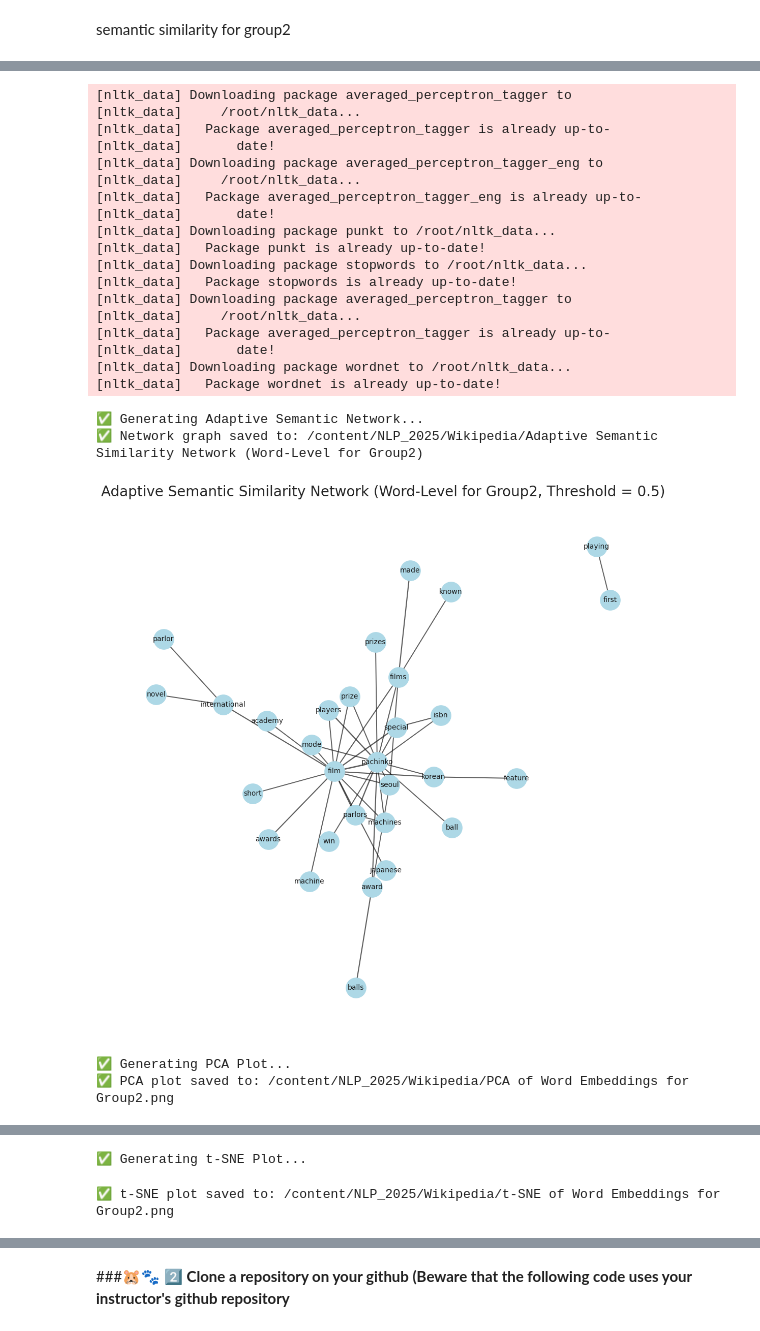
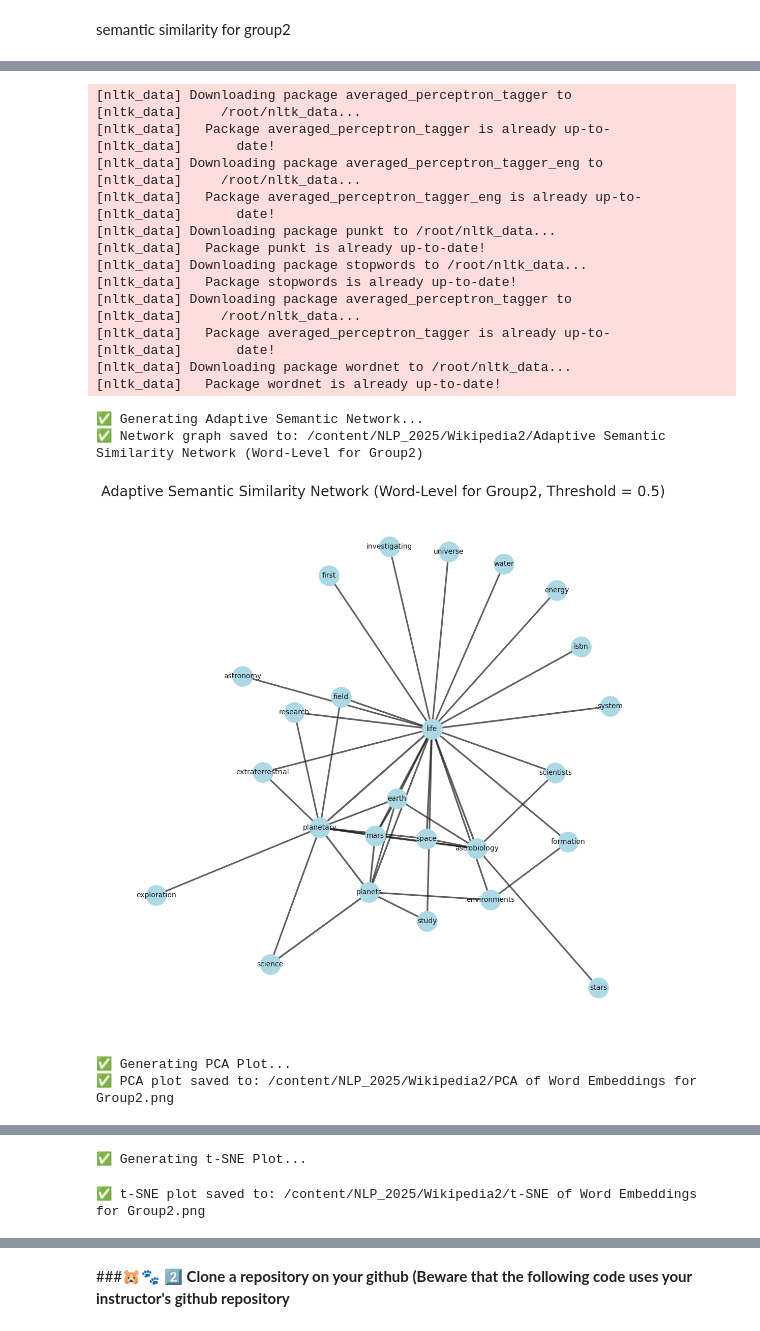
Before and after one commit to ms624atyale/NLP_2025, a Jupyter notebook: 11_2_textscraping_saving_converting_ld_fre_sentanalysis_semanticsimilarity.ipynb, the cells around one changed output, grey strips where cells are left out. Saved outputs shown, nothing was run; the diff lists cells and outputs as text; code cells hidden in the pictures.

```diff
--- a/11_2_textscraping_saving_converting_ld_fre_sentanalysis_semanticsimilarity.ipynb
+++ b/11_2_textscraping_saving_converting_ld_fre_sentanalysis_semanticsimilarity.ipynb
@@ -1757,7 +1767,7 @@ def plot_tsne(model, save_dir, top_n=100, label_n=30):
 
 # --- Main ---
 def main():
-    file_path = "/content/NLP_2025/Wikipedia/wiki_corpus_delimited_group2_CLEANED_Edit.csv"
+    file_path = "/content/NLP_2025/Wikipedia2/wiki_corpus_delimited_group2_CLEANED.csv"
     text_column = "Text"
     save_dir = os.path.dirname(file_path)
 
@@ -1779,34 +1789,34 @@ if __name__ == "__main__":
 # %% [output]
 Requirement already satisfied: gensim in /usr/local/lib/python3.12/dist-packages (4.4.0)
 Requirement already satisfied: numpy>=1.18.5 in /usr/local/lib/python3.12/dist-packages (from gensim) (2.0.2)
 Requirement already satisfied: scipy>=1.7.0 in /usr/local/lib/python3.12/dist-packages (from gensim) (1.16.3)
 Requirement already satisfied: smart_open>=1.8.1 in /usr/local/lib/python3.12/dist-packages (from gensim) (7.5.0)
 Requirement already satisfied: wrapt in /usr/local/lib/python3.12/dist-packages (from smart_open>=1.8.1->gensim) (2.0.1)
 Requirement already satisfied: nltk in /usr/local/lib/python3.12/dist-packages (3.9.1)
 Requirement already satisfied: click in /usr/local/lib/python3.12/dist-packages (from nltk) (8.3.1)
 Requirement already satisfied: joblib in /usr/local/lib/python3.12/dist-packages (from nltk) (1.5.2)
 Requirement already satisfied: regex>=2021.8.3 in /usr/local/lib/python3.12/dist-packages (from nltk) (2025.11.3)
 Requirement already satisfied: tqdm in /usr/local/lib/python3.12/dist-packages (from nltk) (4.67.1)
 [nltk_data] Downloading package averaged_perceptron_tagger to
 [nltk_data]     /root/nltk_data...
 [nltk_data]   Package averaged_perceptron_tagger is already up-to-
 [nltk_data]       date!
 [nltk_data] Downloading package averaged_perceptron_tagger_eng to
 [nltk_data]     /root/nltk_data...
 [nltk_data]   Package averaged_perceptron_tagger_eng is already up-to-
 [nltk_data]       date!
 [nltk_data] Downloading package punkt to /root/nltk_data...
 [nltk_data]   Package punkt is already up-to-date!
 [nltk_data] Downloading package stopwords to /root/nltk_data...
 [nltk_data]   Package stopwords is already up-to-date!
 [nltk_data] Downloading package averaged_perceptron_tagger to
 [nltk_data]     /root/nltk_data...
 [nltk_data]   Package averaged_perceptron_tagger is already up-to-
 [nltk_data]       date!
 [nltk_data] Downloading package wordnet to /root/nltk_data...
 [nltk_data]   Package wordnet is already up-to-date!
 ✅ Generating Adaptive Semantic Network...
-✅ Network graph saved to: /content/NLP_2025/Wikipedia/Adaptive Semantic Similarity Network (Word-Level for Group2)
+✅ Network graph saved to: /content/NLP_2025/Wikipedia2/Adaptive Semantic Similarity Network (Word-Level for Group2)
-[figure, old version]
+[figure, new version]
 ✅ Generating PCA Plot...
-✅ PCA plot saved to: /content/NLP_2025/Wikipedia/PCA of Word Embeddings for Group2.png
+✅ PCA plot saved to: /content/NLP_2025/Wikipedia2/PCA of Word Embeddings for Group2.png
@@ -1814,2 +1824,2 @@ Requirement already satisfied: tqdm in /usr/local/lib/python3.12/dist-packages (
 ✅ Generating t-SNE Plot...
-✅ t-SNE plot saved to: /content/NLP_2025/Wikipedia/t-SNE of Word Embeddings for Group2.png
+✅ t-SNE plot saved to: /content/NLP_2025/Wikipedia2/t-SNE of Word Embeddings for Group2.png
```
Also changed, not shown: parts of 27 cells of this notebook.
